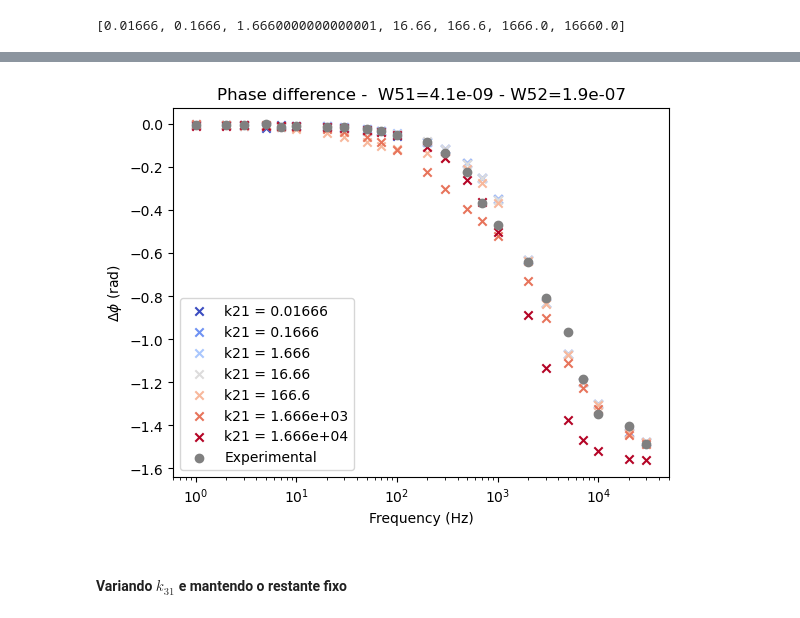
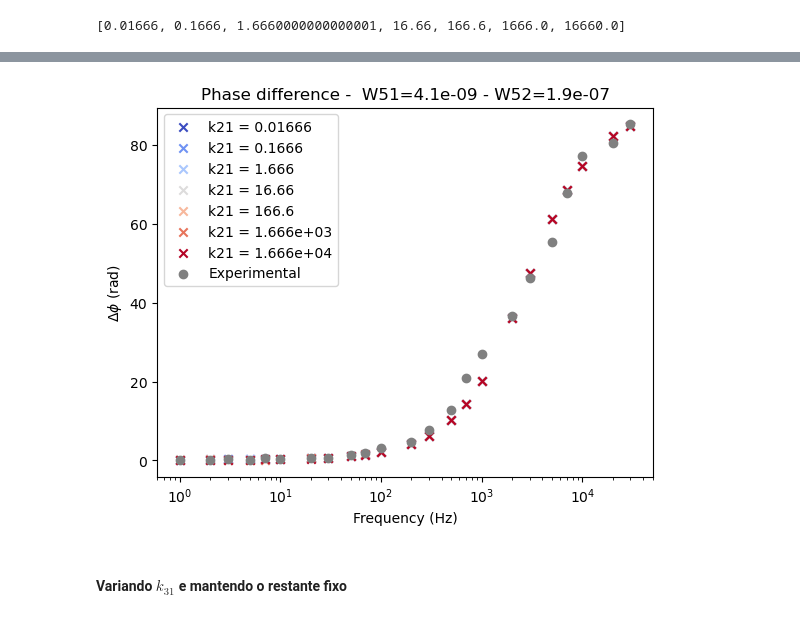
Before and after one commit to habakukc22/ode-system, a Jupyter notebook: different-ks-fixed-ws.ipynb, the cells around one changed output, grey strips where cells are left out. Drawn from its saved outputs; the diff is of its cells as text; code cells hidden in the pictures.

```diff
--- a/different-ks-fixed-ws.ipynb
+++ b/different-ks-fixed-ws.ipynb
@@ -134,7 +134,8 @@ k21 = 16.66   # Tab. 2 em https://doi.org/10.1063/1.2739301
 k54 = 1279.0  # Tab. 2 Lu0 em https://doi.org/10.1016/j.jallcom.2021.159227
 sigma = 1.75e-20 # # Supporting Information, page S5, Labrador
 
-P = 5.4e20    # fótons / (cm^2 * s) (baseado em 110 W/cm^2 do paper de Labrador)
+P = 1e25    # estimativas para 800mA do laser
+# P = 5.4e20    # fótons / (cm^2 * s) (baseado em 110 W/cm^2 do paper de Labrador)
 
 #====================================================
 # Constantes depois do ajuste de eq. 18
@@ -185,6 +186,9 @@ def extrair_fase(t, n3, freq):
 
     return delta_fase
 
+def adj_ph(x):
+    return (180/np.pi)*np.abs(x)
+
 # Ajustando novos parâmetros
 wp51 = lambda f, W51: W51*n1/f
 wp52 = lambda f, W52: W52*n1/f
@@ -289,21 +293,23 @@ Processing... W51=4.1e-09 | W52=1.9e-07 | k21 = 16660.0
 # %%
 for idx, pd_simulated in enumerate(simulation_list):
     # if idx != 4: continue
     c_grad = cmap(norm(idx))
 
     # print(f"idx = {idx} | k21 = {k21_altered[idx]} | norm(idx) = {norm(idx)} |c_grad = {c_grad}")
-    plt.scatter(pd_simulated[:,0], np.unwrap(pd_simulated[:,1]), label=f"k21 = {k21_altered[idx]:.4}", color=c_grad, marker="x")
+    plt.scatter(pd_simulated[:,0], adj_ph(np.unwrap(pd_simulated[:,1])),
+                label=f"k21 = {k21_altered[idx]:.4}", color=c_grad, marker="x")
 
 
-plt.scatter(pd[:num_points,0], np.unwrap(pd[:num_points,1]), color="gray", label="Experimental")
+plt.scatter(pd[:num_points,0], adj_ph(np.unwrap(pd[:num_points,1])),
+            color="gray", label="Experimental")
 plt.title("Phase difference - " + f" W51={ww51:.2} - W52={ww52:.2}")
 plt.ylabel("$\Delta \phi$ (rad)")
 plt.xlabel("Frequency (Hz)")
 plt.xscale("log")
 plt.legend(loc="best")
 plt.show()
 # %% [output]
-[figure, old version]
+[figure, new version]
 # %% [markdown]
 #### Variando $k_{31}$ e mantendo o restante fixo
 # %%
```
Also changed, not shown: parts of 4 cells of this notebook.
